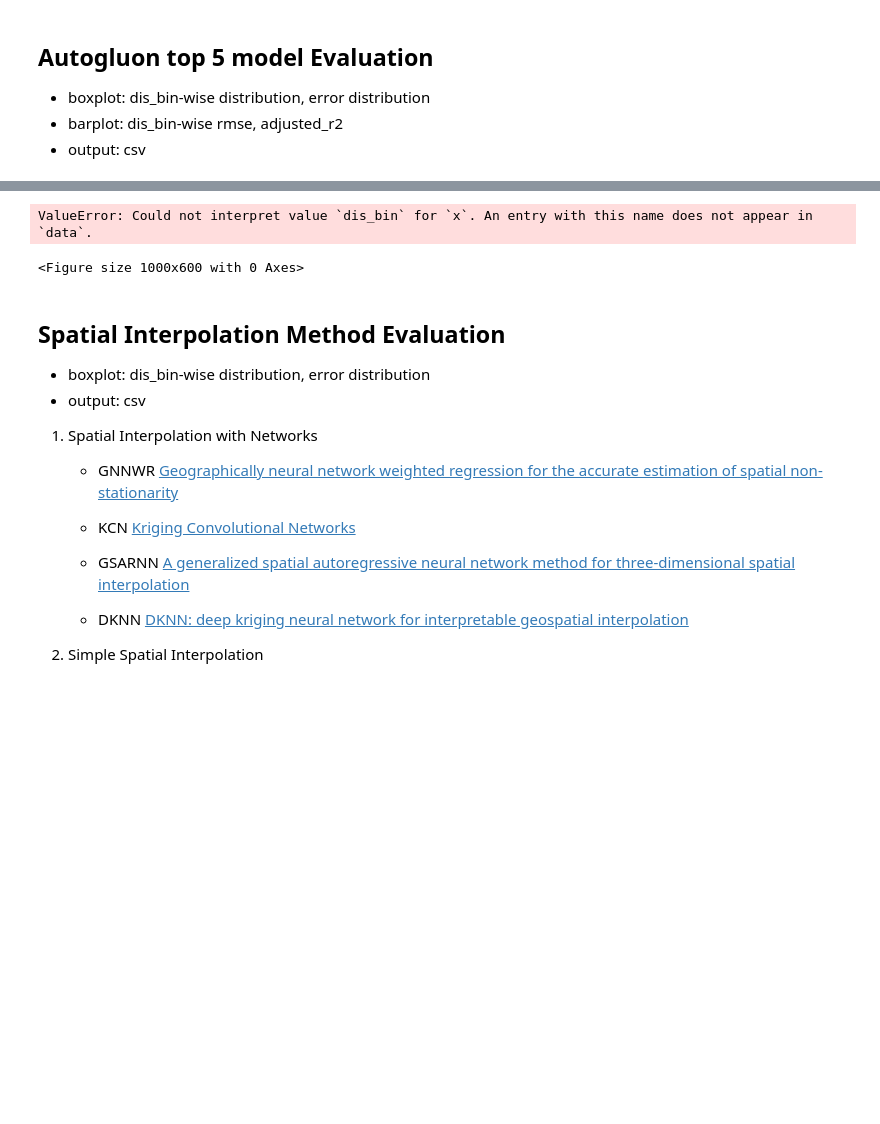
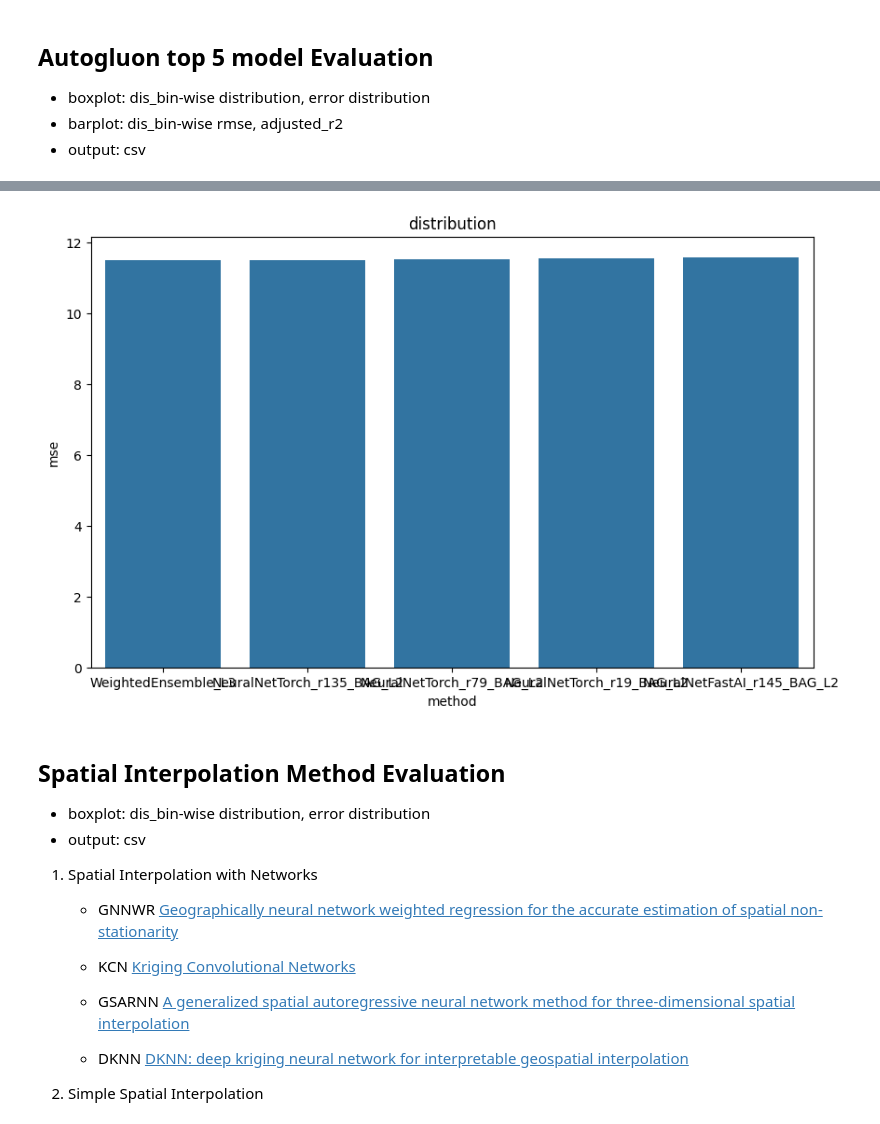
Before and after one commit to go0leum/rockhead_prediction, a Jupyter notebook: evaluation.ipynb, the cells around one changed output, grey strips where cells are left out. Saved outputs shown, nothing was run; the diff lists cells and outputs as text; code cells hidden in the pictures; blank space fills up the shorter version.

```diff
--- a/evaluation.ipynb
+++ b/evaluation.ipynb
@@ -55,10 +55,8 @@ eda_utils.box_plot(ml_error_df, 'error', 'method', 'Error Distribution')
 # %%
 # dis_bin-wise error distribution
-evaluation_utils.barplot(ml_eval_df, 'dis_bin', 'RMSE', 'distribution', hue='method')
-evaluation_utils.barplot(ml_eval_df, 'dis_bin', 'adjusted_r2', 'distribution', hue='method')
+evaluation_utils.barplot(ml_eval_df, 'method', 'mse', 'distribution')
 # %% [output]
-ValueError: Could not interpret value `dis_bin` for `x`. An entry with this name does not appear in `data`.
-<Figure size 1000x600 with 0 Axes>
+[figure, added]
 # %% [markdown]
 ## Spatial Interpolation Method Evaluation
 
```
Also changed, not shown: parts of 9 cells of this notebook, 1 other file.
